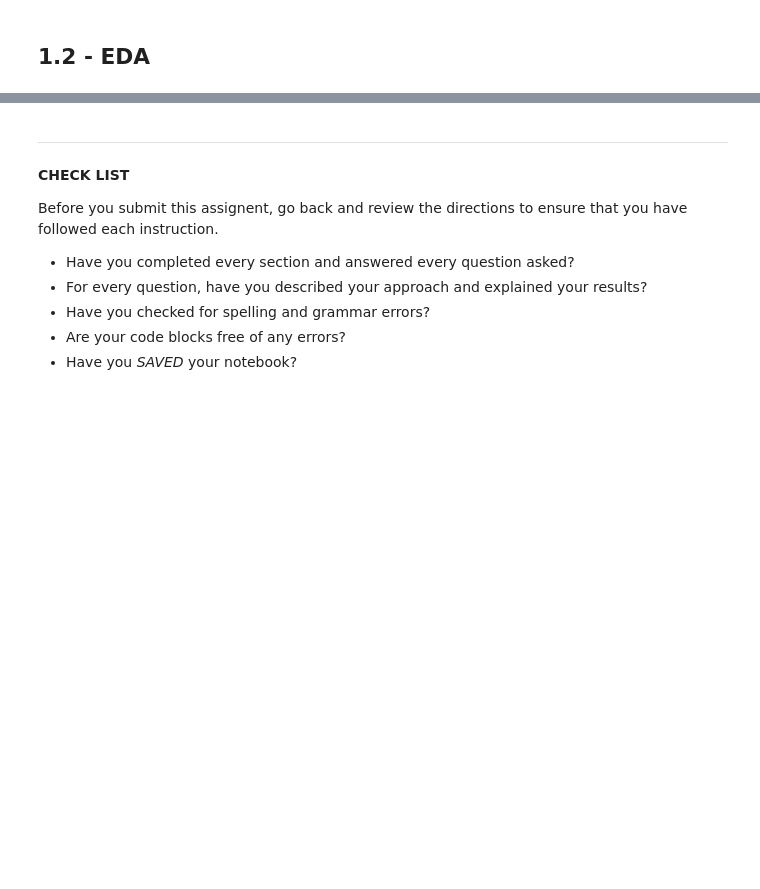
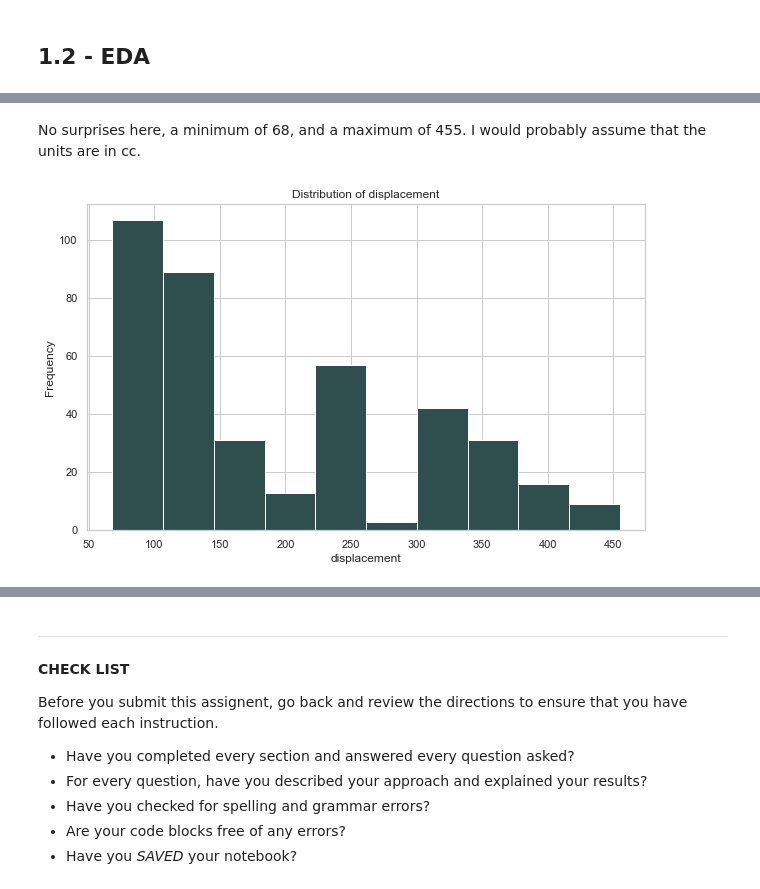
Before and after one commit to natemcintosh/en_685_648_data_science, a Jupyter notebook: 12_module/problem_set/nmcinto2.ipynb, the cells around one changed output, grey strips where cells are left out. Saved outputs shown, nothing was run; the diff lists cells and outputs as text; code cells hidden in the pictures; blank space fills up the shorter version.

```diff
--- a/12_module/problem_set/nmcinto2.ipynb
+++ b/12_module/problem_set/nmcinto2.ipynb
@@ -36,0 +226,6 @@ The instructions say build, **describe, and use**. You must describe all aspects
+# %% [markdown]
+No surprises here, a minimum of 68, and a maximum of 455. I would probably assume that the units are in cc.
+# %%
+plot_hist_w_labels(mpg, "displacement")
+# %% [output]
+[figure, added]
```
Also changed, not shown: parts of 33 cells of this notebook, 2 other files.
